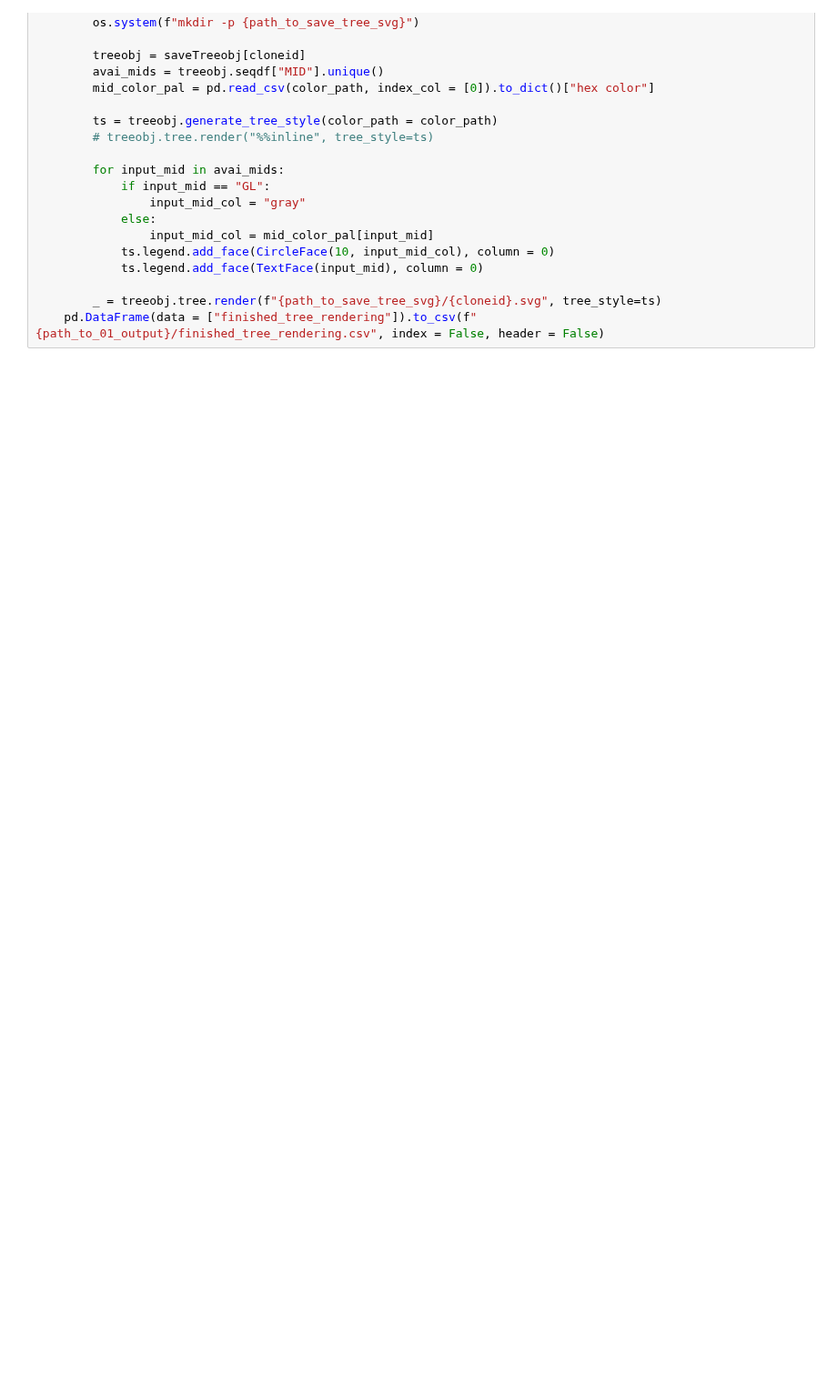
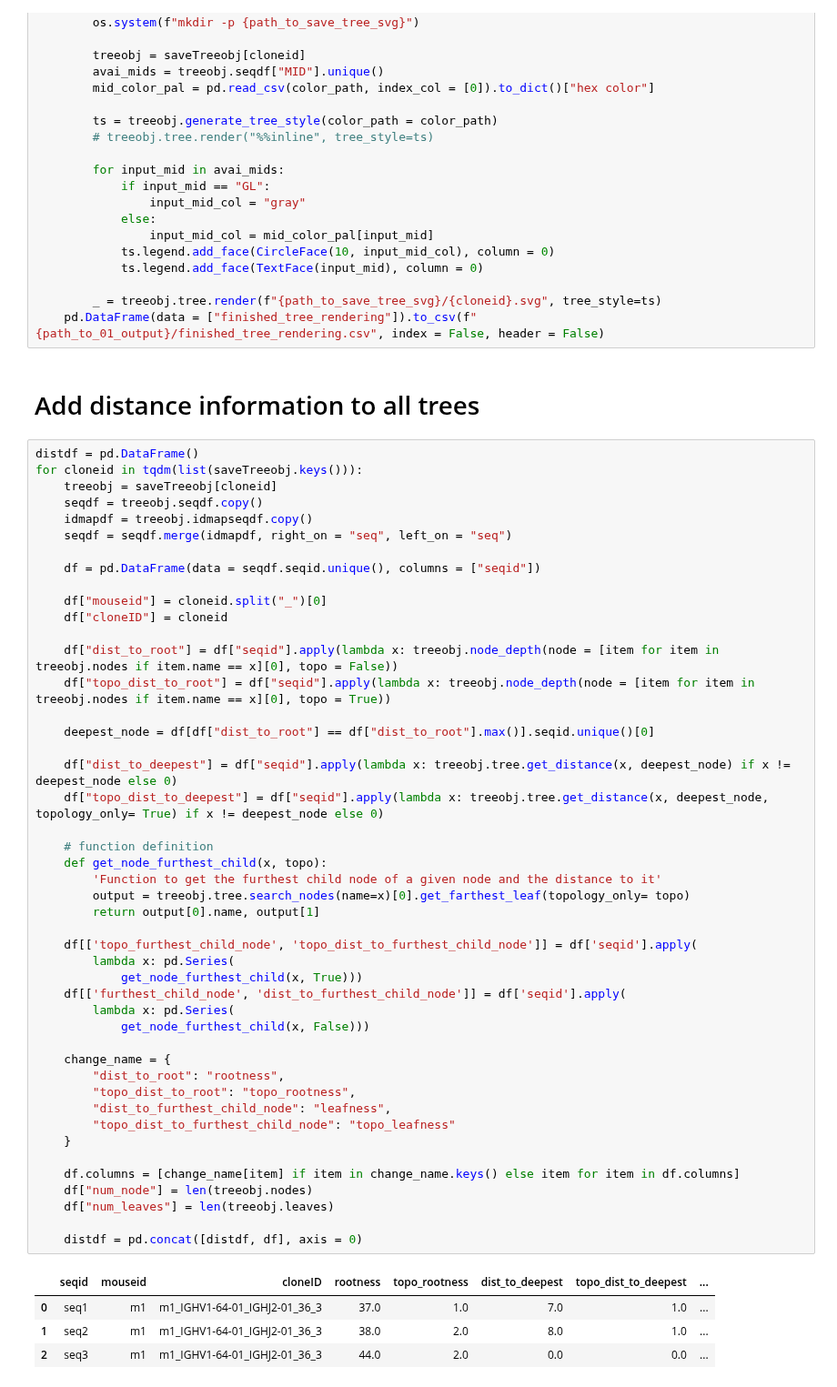
Before and after one commit to hieunguyen4193/sc_bulk_BCR_data_analysis, a Jupyter notebook: Tree01_Load_trees_240826.ipynb, the cells around one changed output. Shown at 91% size. Saved outputs shown, nothing was run; the diff lists cells and outputs as text; blank space fills up the shorter version.

```diff
--- a/Tree01_Load_trees_240826.ipynb
+++ b/Tree01_Load_trees_240826.ipynb
@@ -199,3 +197,56 @@ if (os.path.isfile(f"{path_to_01_output}/finished_tree_rendering.csv") == False)
 
         _ = treeobj.tree.render(f"{path_to_save_tree_svg}/{cloneid}.svg", tree_style=ts)
     pd.DataFrame(data = ["finished_tree_rendering"]).to_csv(f"{path_to_01_output}/finished_tree_rendering.csv", index = False, header = False)
+# %% [markdown]
+# Add distance information to all trees
+# %%
+distdf = pd.DataFrame()
+for cloneid in tqdm(list(saveTreeobj.keys())):
+    treeobj = saveTreeobj[cloneid]
+    seqdf = treeobj.seqdf.copy()
+    idmapdf = treeobj.idmapseqdf.copy()
+    seqdf = seqdf.merge(idmapdf, right_on = "seq", left_on = "seq")
+
+    df = pd.DataFrame(data = seqdf.seqid.unique(), columns = ["seqid"])
+
+    df["mouseid"] = cloneid.split("_")[0]
+    df["cloneID"] = cloneid
+
+    df["dist_to_root"] = df["seqid"].apply(lambda x: treeobj.node_depth(node = [item for item in treeobj.nodes if item.name == x][0], topo = False))
+    df["topo_dist_to_root"] = df["seqid"].apply(lambda x: treeobj.node_depth(node = [item for item in treeobj.nodes if item.name == x][0], topo = True))
+
+    deepest_node = df[df["dist_to_root"] == df["dist_to_root"].max()].seqid.unique()[0]
+
+    df["dist_to_deepest"] = df["seqid"].apply(lambda x: treeobj.tree.get_distance(x, deepest_node) if x != deepest_node else 0)
+    df["topo_dist_to_deepest"] = df["seqid"].apply(lambda x: treeobj.tree.get_distance(x, deepest_node, topology_only= True) if x != deepest_node else 0)
+
+    # function definition
+    def get_node_furthest_child(x, topo):
+        'Function to get the furthest child node of a given node and the distance to it'
+        output = treeobj.tree.search_nodes(name=x)[0].get_farthest_leaf(topology_only= topo)
+        return output[0].name, output[1]
+
+    df[['topo_furthest_child_node', 'topo_dist_to_furthest_child_node']] = df['seqid'].apply(
+        lambda x: pd.Series(
+            get_node_furthest_child(x, True)))
+    df[['furthest_child_node', 'dist_to_furthest_child_node']] = df['seqid'].apply(
+        lambda x: pd.Series(
+            get_node_furthest_child(x, False)))
+
+    change_name = {
+        "dist_to_root": "rootness",
+        "topo_dist_to_root": "topo_rootness",
+        "dist_to_furthest_child_node": "leafness",
+        "topo_dist_to_furthest_child_node": "topo_leafness"
+    }
+
+    df.columns = [change_name[item] if item in change_name.keys() else item for item in df.columns]
+    df["num_node"] = len(treeobj.nodes)
+    df["num_leaves"] = len(treeobj.leaves)
+
+    distdf = pd.concat([distdf, df], axis = 0)
+# %% [output]
+|  | seqid | mouseid | cloneID | rootness | topo_rootness | dist_to_deepest | topo_dist_to_deepest | ... |
+| 0 | seq1 | m1 | m1_IGHV1-64-01_IGHJ2-01_36_3 | 37.0 | 1.0 | 7.0 | 1.0 | ... |
+| 1 | seq2 | m1 | m1_IGHV1-64-01_IGHJ2-01_36_3 | 38.0 | 2.0 | 8.0 | 1.0 | ... |
+| 2 | seq3 | m1 | m1_IGHV1-64-01_IGHJ2-01_36_3 | 44.0 | 2.0 | 0.0 | 0.0 | ... |
```
Also changed, not shown: parts of 1 cell of this notebook, 3 other files.
